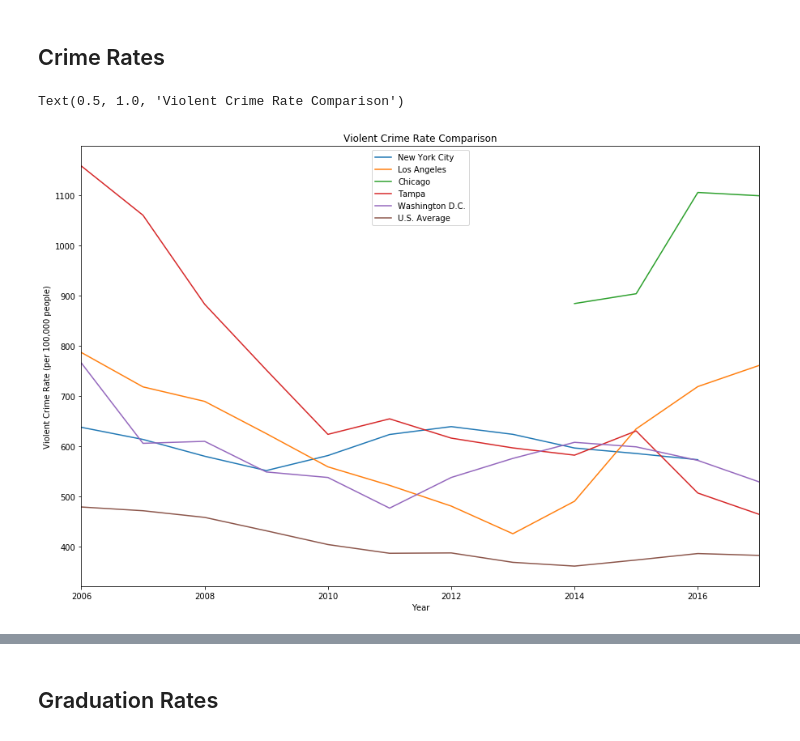
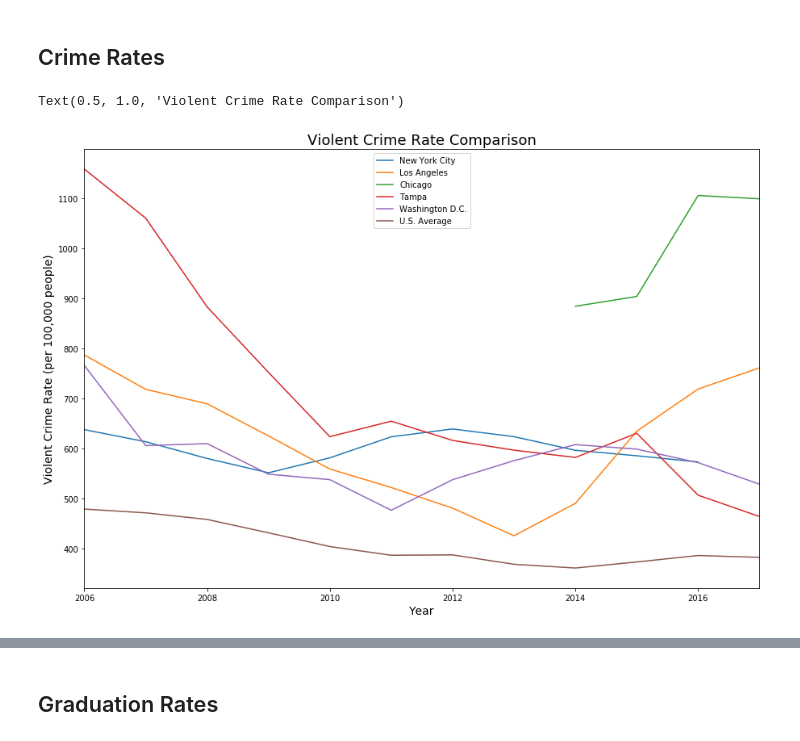
Before and after one commit to MikeAnderson89/National-Crime-Rate-Correlations, a Jupyter notebook: United States/National_Trial.ipynb, the cells around one changed output, grey strips where cells are left out. Saved outputs shown, nothing was run; the diff lists cells and outputs as text; code cells hidden in the pictures.

```diff
--- a/United States/National_Trial.ipynb
+++ b/United States/National_Trial.ipynb
@@ -68,9 +68,9 @@ national_data = national_data.rename(columns = {'value_US': 'U.S. Average'})
 national_data.to_csv('Comparative_Crime_Data.csv')
 # %%
 national_data.plot(kind='line', x = 'year', figsize = (15,10))
-plt.xlabel('Year')
-plt.ylabel('Violent Crime Rate (per 100,000 people)')
-plt.title('Violent Crime Rate Comparison')
+plt.xlabel('Year', size=14)
+plt.ylabel('Violent Crime Rate (per 100,000 people)', size=14)
+plt.title('Violent Crime Rate Comparison', size=18)
 # %% [output]
 Text(0.5, 1.0, 'Violent Crime Rate Comparison')
-[figure, old version]
+[figure, new version]
```
Also changed, not shown: parts of 12 cells of this notebook, 1 other file.
